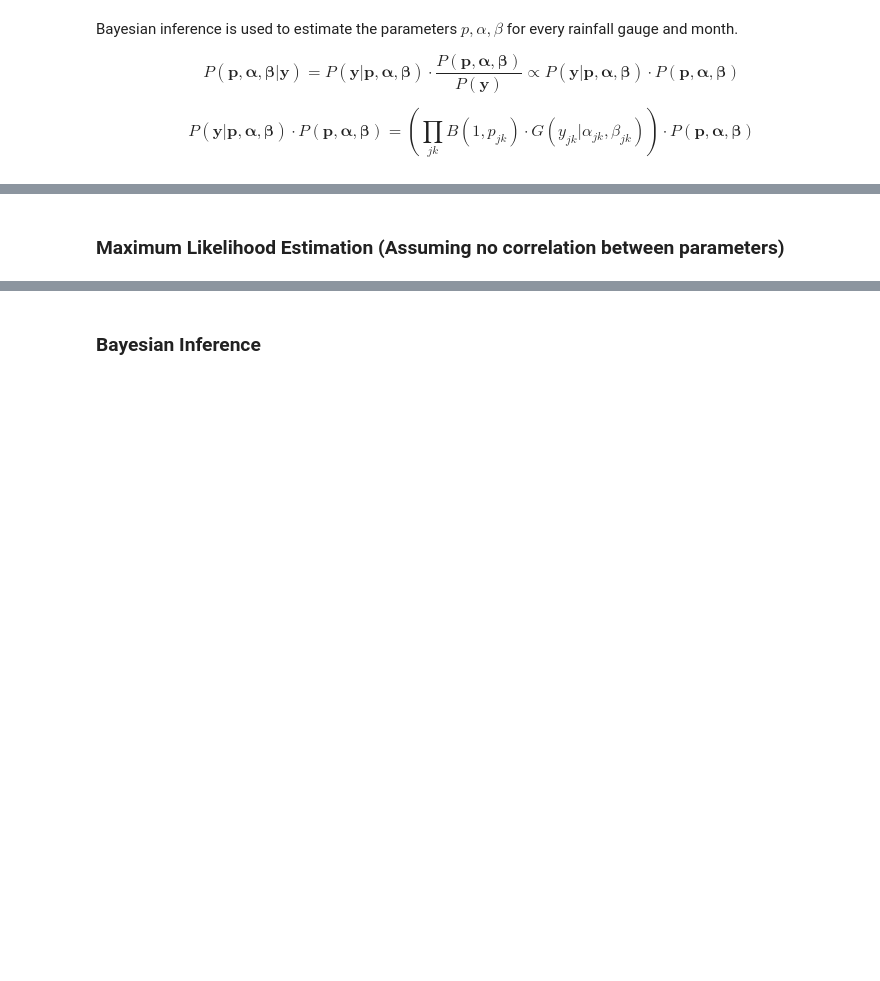
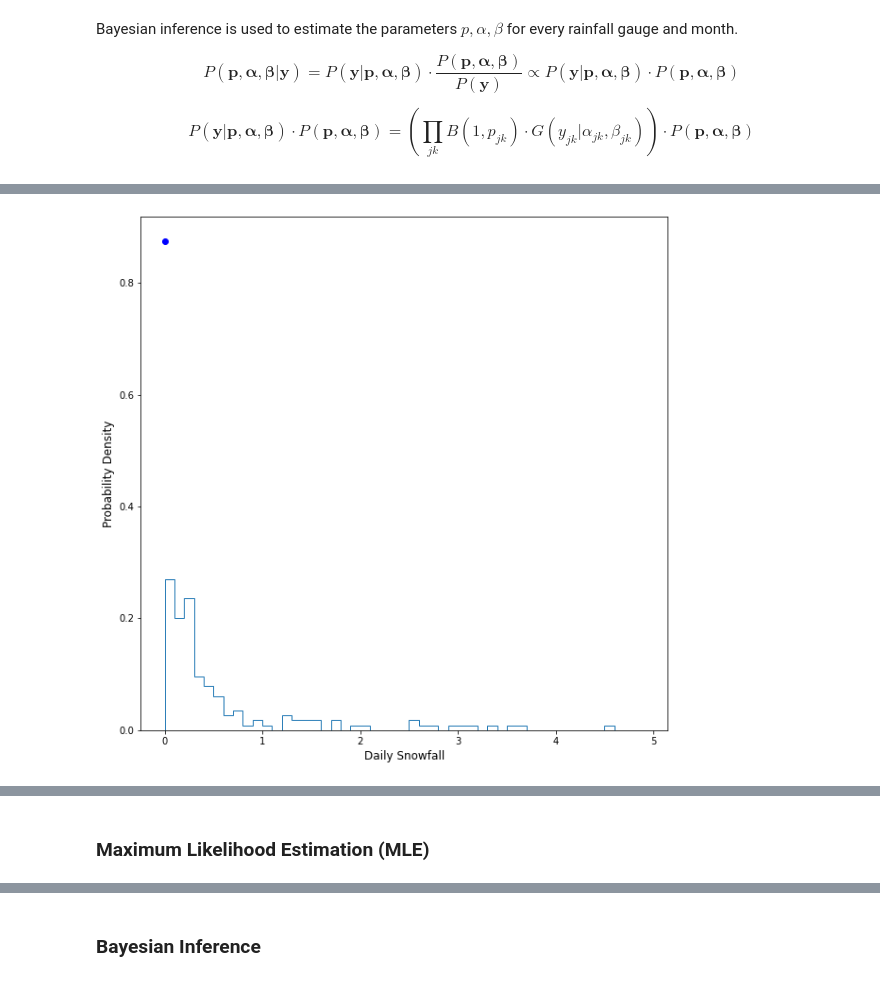
Before and after one commit to Jez-Carter/Bias_Correction, a Jupyter notebook: BC_Method_Development.ipynb, the cells around one changed output, grey strips where cells are left out. Cells and saved outputs as stored; diff of their text form; code cells hidden in the pictures; blank space fills up the shorter version.

```diff
--- a/BC_Method_Development.ipynb
+++ b/BC_Method_Development.ipynb
@@ -253,0 +113,16 @@ data = metum_cube[:,50,50].data * 10**5 # Note I found that for some reason the
+# %%
+# Plotting the Probability Distribution as a Histogram
+
+bins = np.arange(0,5,0.1)
+bin_width = bins[1]-bins[0]
+p = len(data[data!=0])/len(data)
+weight_value = p/bin_width/len(data[data!=0])
+weights = np.full(len(data[data!=0]),weight_value)
+
+plt.hist(data[data!=0], bins=bins,histtype='step', stacked=True,fill=False,weights=weights)
+plt.plot(0,1-len(data[data!=0])/len(data),'bo')
+plt.xlabel('Daily Snowfall', fontsize=12)
+plt.ylabel('Probability Density', fontsize=12)
+plt.show()
+# %% [output]
+[figure, added]
@@ -254,2 +130,2 @@ data = metum_cube[:,50,50].data * 10**5 # Note I found that for some reason the
 # %% [markdown]
-### Maximum Likelihood Estimation (Assuming no correlation between parameters)
+### Maximum Likelihood Estimation (MLE)
```
Also changed, not shown: parts of 114 cells of this notebook, 3 other files.
